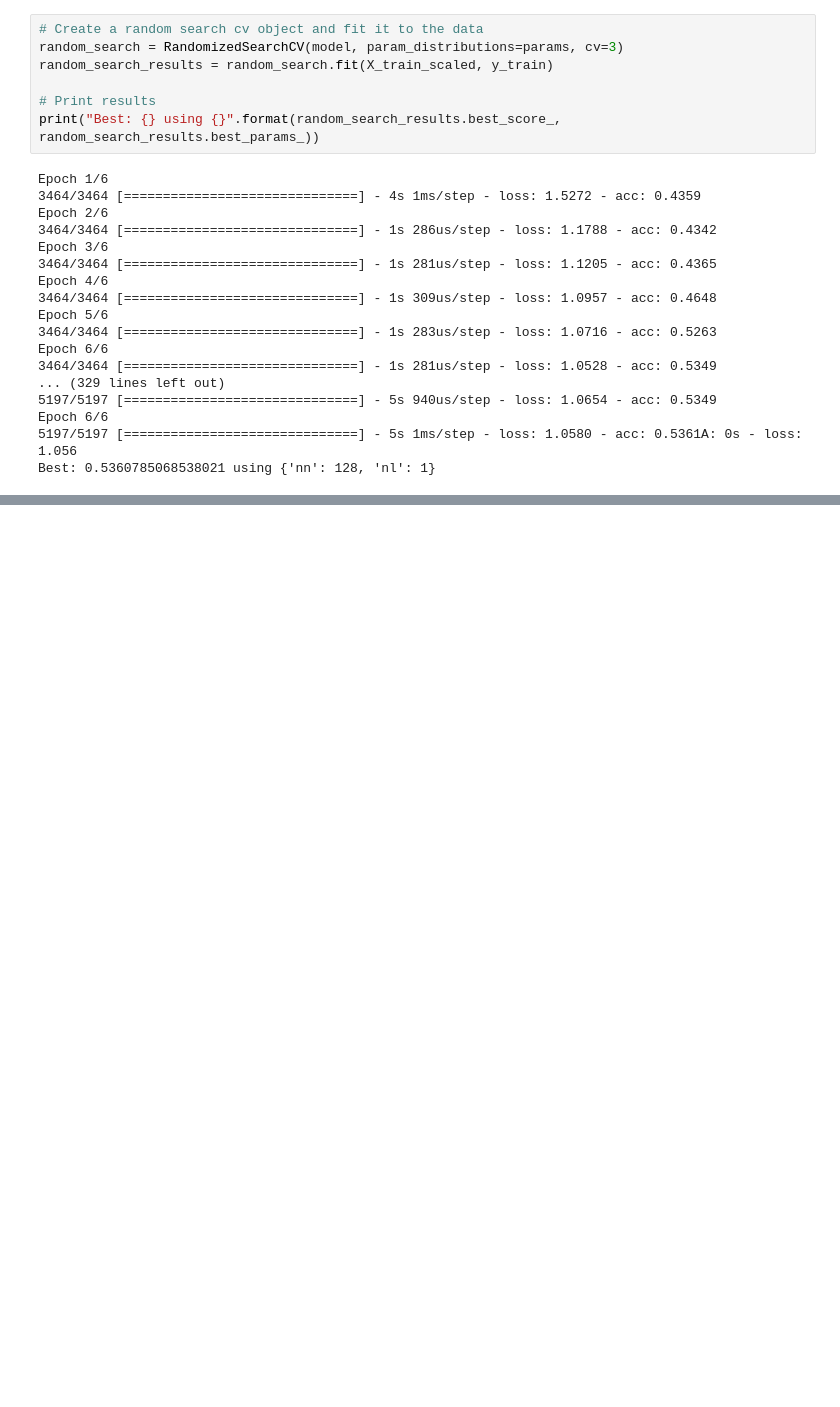
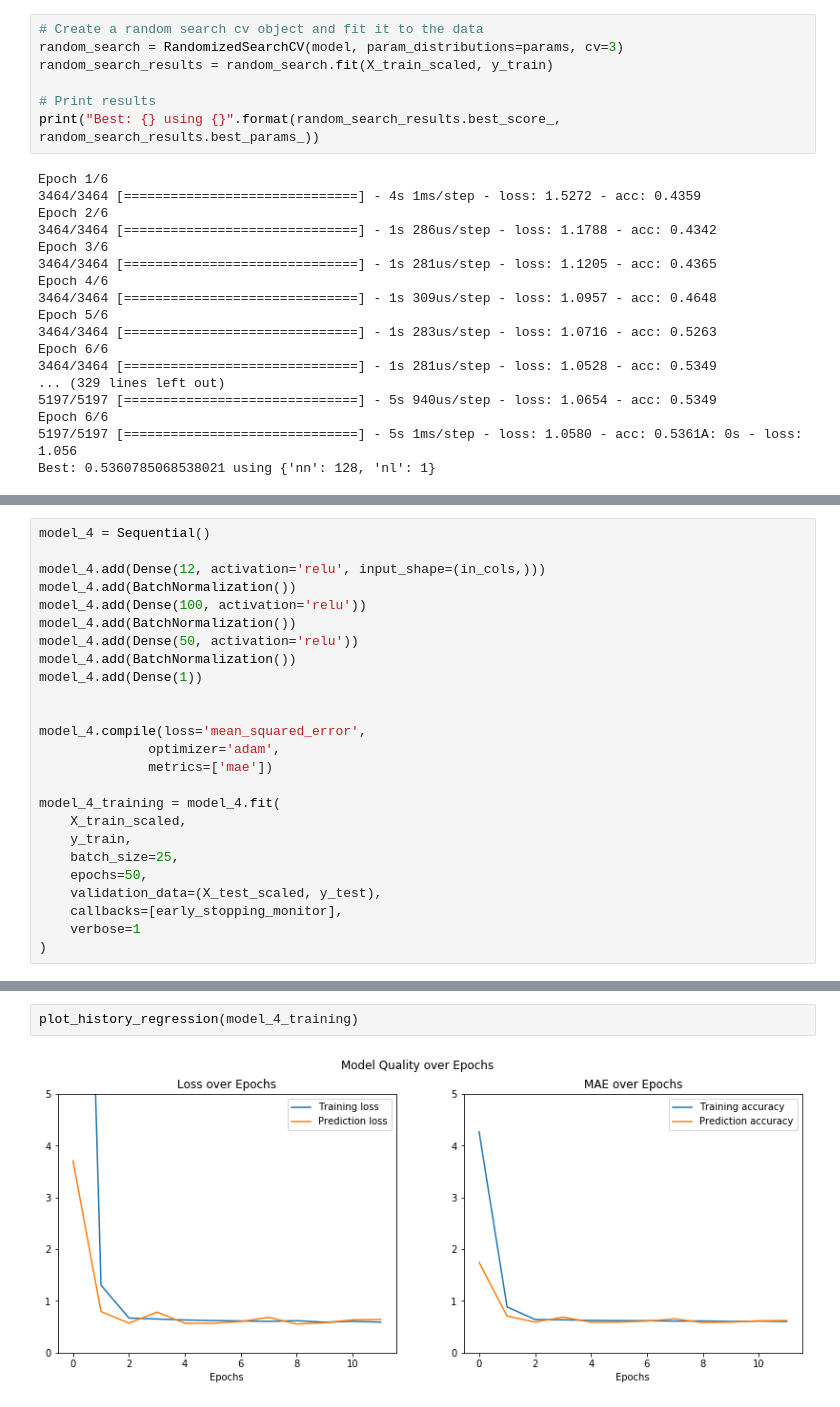
Before and after one commit to thomashon/ml-ue3, a Jupyter notebook: 3a/3a-draft.ipynb, the cells around one changed output, grey strips where cells are left out. Drawn from its saved outputs; the diff is of its cells as text; blank space fills up the shorter version.

```diff
--- a/3a/3a-draft.ipynb
+++ b/3a/3a-draft.ipynb
@@ -527,0 +561,25 @@ TypeError: 'module' object is not callable
+# %%
+model_4 = Sequential()
+
+model_4.add(Dense(12, activation='relu', input_shape=(in_cols,)))
+model_4.add(BatchNormalization())
+model_4.add(Dense(100, activation='relu'))
+model_4.add(BatchNormalization())
+model_4.add(Dense(50, activation='relu'))
+model_4.add(BatchNormalization())
+model_4.add(Dense(1))
+
+
+model_4.compile(loss='mean_squared_error',
+              optimizer='adam',
+              metrics=['mae'])
+
+model_4_training = model_4.fit(
+    X_train_scaled,
+    y_train,
+    batch_size=25,
+    epochs=50,
+    validation_data=(X_test_scaled, y_test),
+    callbacks=[early_stopping_monitor],
+    verbose=1
+)
@@ -527,0 +615,4 @@ TypeError: 'module' object is not callable
+# %%
+plot_history_regression(model_4_training)
+# %% [output]
+[figure, added]
```
Also changed, not shown: parts of 22 cells of this notebook.
